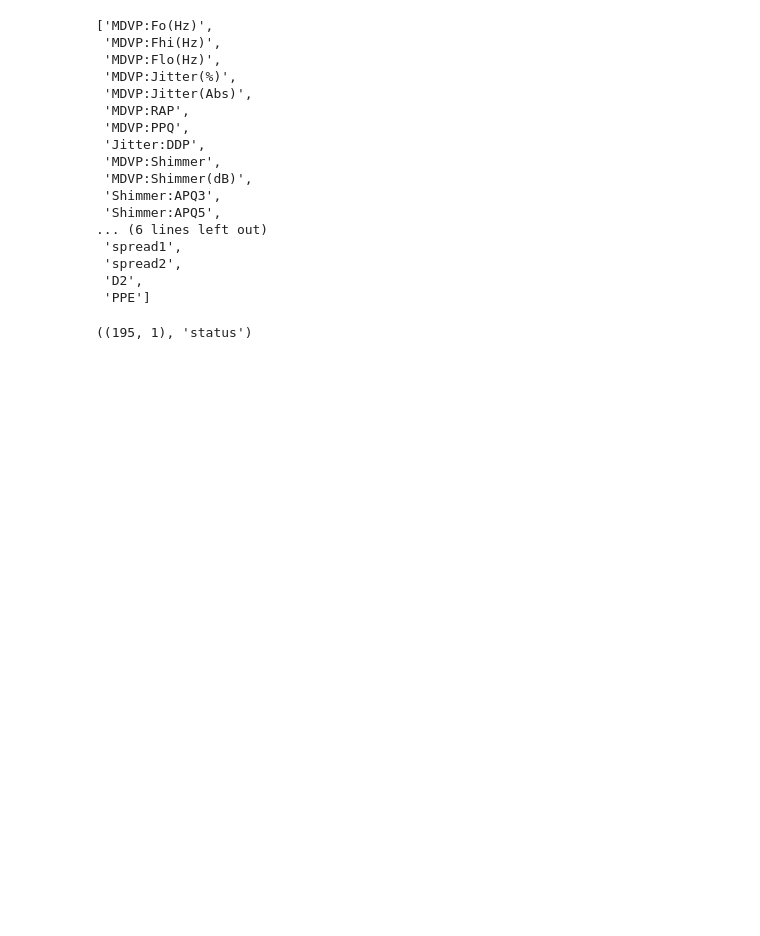
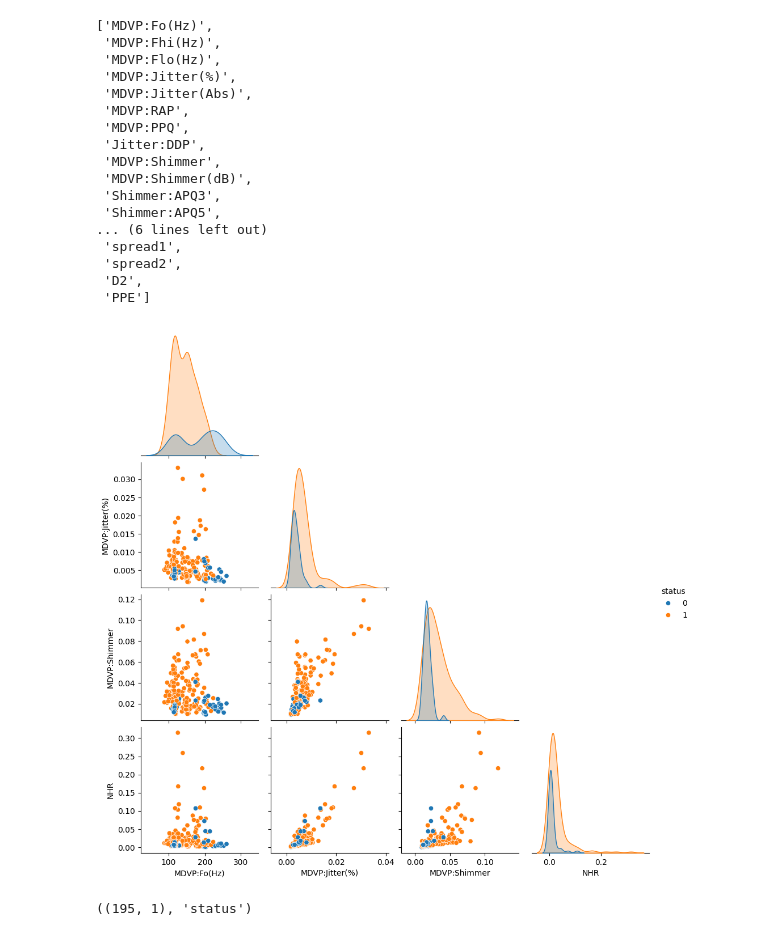
Before and after one commit to mknifiai/ai3201, a Jupyter notebook: Perceptron.ipynb, the cells around one changed output. Cells and saved outputs as stored; diff of their text form; code cells hidden in the pictures; blank space fills up the shorter version.

```diff
--- a/Perceptron.ipynb
+++ b/Perceptron.ipynb
@@ -10,8 +11,8 @@ import matplotlib.pyplot as plt
 data = pd.read_csv('parkinsons.data')
 #data.shape
 
-X = data
-X = X.drop(['status', 'name'], axis=1)
+Xd = data
+X = Xd.drop(['status', 'name'], axis=1)
 Xnames = X.columns.tolist()
 X = X.values
 
@@ -42,6 +43,22 @@ X.shape
  'spread2',
  'D2',
  'PPE']
+# %%
+# select some features, average frequency (MDVP:Fo), vocal jitter, vocal shimmer, and NHR
+features_to_plot = ["MDVP:Fo(Hz)", "MDVP:Jitter(%)", "MDVP:Shimmer", "NHR"]
+
+sns.pairplot(
+    Xd,
+    vars=features_to_plot,
+    hue="status",
+    #palette="Set1",
+    diag_kind="kde",
+    corner=True,
+)
+
+plt.show()
+# %% [output]
+[figure, added]
 # %%
 T.shape, Tname
 # %% [output]
```
Also changed, not shown: parts of 1 cell of this notebook.
